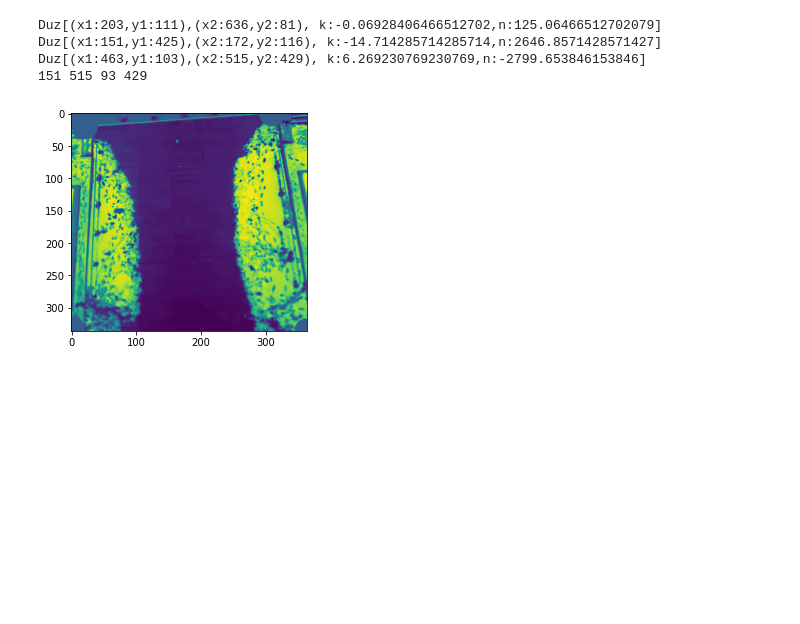
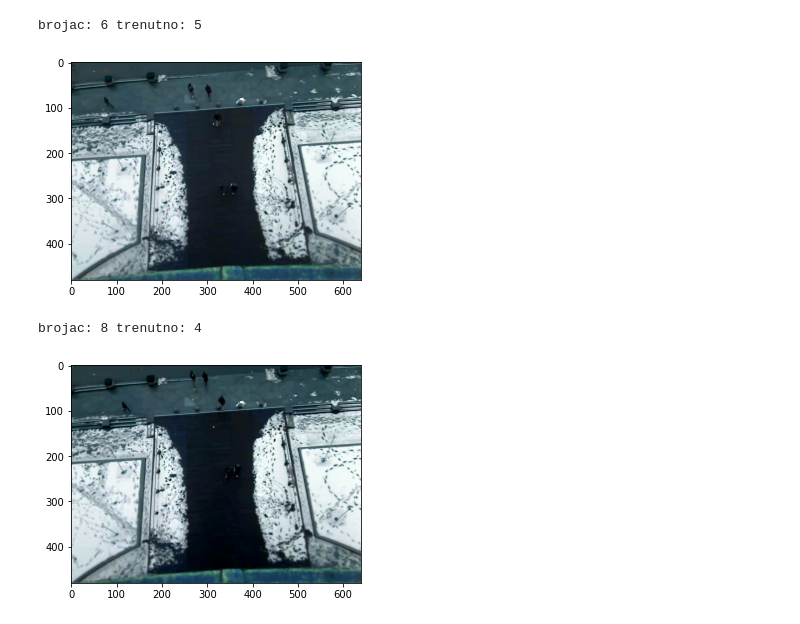
Before and after one commit to ele7ija/people-counter, a Jupyter notebook: people-counter.ipynb, the cells around one changed output. Cells and saved outputs as stored; diff of their text form; code cells hidden in the pictures; blank space fills up the shorter version.

```diff
--- a/people-counter.ipynb
+++ b/people-counter.ipynb
@@ -161,37 +263,64 @@ def detect_rectangle(lines):
 # %%
 frame_num = 0
-cap = cv2.VideoCapture("data/video1.mp4")
+cap = cv2.VideoCapture("data/video3.mp4")
 cap.set(1, frame_num) # indeksiranje frejmova
 
 # analiza videa frejm po frejm
-while frame_num == 0:
+diff = 0
+prev = [0, 0, 0, 0]
+prev_frame = None
+while True:
     frame_num += 1
     ret_val, frame = cap.read()
-
-    plt.imshow(frame)
-#     frame_gray = cv2.cvtColor(frame, cv2.COLOR_BGR2GRAY)
-#     plt.imshow(frame_gray, "gray")
 
     # ako frejm nije zahvacen
     if not ret_val:
         break
 
-    if frame_num == 1: # ako je prvi frejm, detektuj liniju
-        lines = detect_lines(frame)
-        preseci = detect_rectangle(lines)
-        for p in preseci:
-            frame = cv2.circle(frame, (int(p[0]),int(p[1])), radius=20, color=(0, 0, 255), thickness=-1)
+    curr = 0
+
+    if frame_num == 1:
+        prev_frame = frame
+        continue
+
+#     if frame_num % 2 != 0:
+#         continue
+
+    min_x, max_x, min_y, max_y = 151, 515, 93, 429
+
+#     if frame_num == 1: # ako je prvi frejm, detektuj liniju
+#         lines = detect_lines(frame)
+#         preseci = detect_rectangle(lines)
+#         for p in preseci:
+#             frame = cv2.circle(frame, (int(p[0]),int(p[1])), radius=20, color=(0, 0, 255), thickness=-1)
+#         plt.imshow(frame)
+#         frame_gray = cv2.cvtColor(frame, cv2.COLOR_BGR2GRAY)
+#         min_x = int(min([tacka[0] for tacka in preseci]))
+#         max_x = int(max([tacka[0] for tacka in preseci]))
+#         min_y = int(min([tacka[1] for tacka in preseci]))
+#         max_y = int(max([tacka[1] for tacka in preseci]))
+#         print(min_x, max_x, min_y, max_y)
+#         plt.show()
+
+    cropped_image1 = frame[min_y:max_y, min_x:max_x]
+    cropped_image2 = prev_frame[min_y:max_y, min_x:max_x]
+#     plt.imshow(cropped_image)
+#     plt.show()
+    curr = count_people2(cropped_image1, cropped_image2)
+    prev = prev[1:4]
+    prev.append(curr)
+    flag = True if prev[1] == prev[2] == prev[3] else False
+    if curr > prev[0] and flag:
+        diff += curr - prev[0]
+        print("brojac: " + str(diff) + " trenutno: " + str(curr))
         plt.imshow(frame)
-        frame_gray = cv2.cvtColor(frame, cv2.COLOR_BGR2GRAY)
-        min_x = int(min([tacka[0] for tacka in preseci]))
-        max_x = int(max([tacka[0] for tacka in preseci]))
-        min_y = int(min([tacka[1] for tacka in preseci]))
-        max_y = int(max([tacka[1] for tacka in preseci]))
-        print(min_x, max_x, min_y, max_y)
-        cropped_image = frame_gray[min_y:max_y, min_x:max_x]
-        plt.imshow(cropped_image)
         plt.show()
-        time.sleep(30)
-    else:
-        break
+    elif flag and diff == 0 and curr != 0:
+        diff = curr
+        print("brojac: " + str(diff) + " trenutno: " + str(curr))
+        plt.imshow(frame)
+        plt.show()
+    prev_frame = frame
+#     print(prev)
+print(diff)
 # %% [output]
@@ -201,5 +333,4 @@ while frame_num == 0:
-Duz[(x1:203,y1:111),(x2:636,y2:81), k:-0.06928406466512702,n:125.06466512702079]
-Duz[(x1:151,y1:425),(x2:172,y2:116), k:-14.714285714285714,n:2646.8571428571427]
-Duz[(x1:463,y1:103),(x2:515,y2:429), k:6.269230769230769,n:-2799.653846153846]
-151 515 93 429
+brojac: 6 trenutno: 5
-[figure, old version]
+[figure, new version]
+brojac: 8 trenutno: 4
+[figure, added]
```
Also changed, not shown: parts of 7 cells of this notebook.
